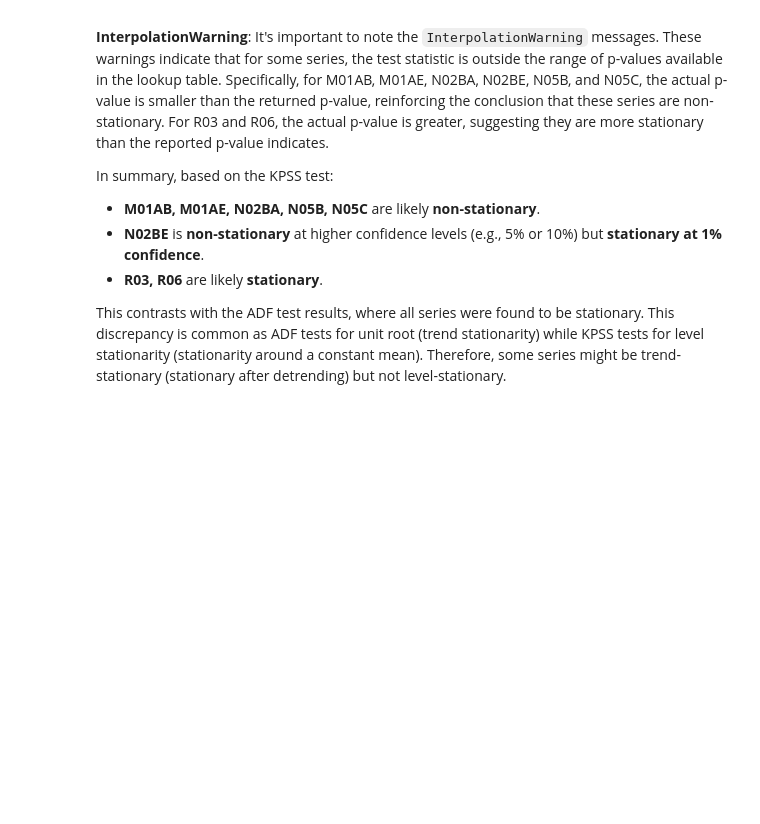
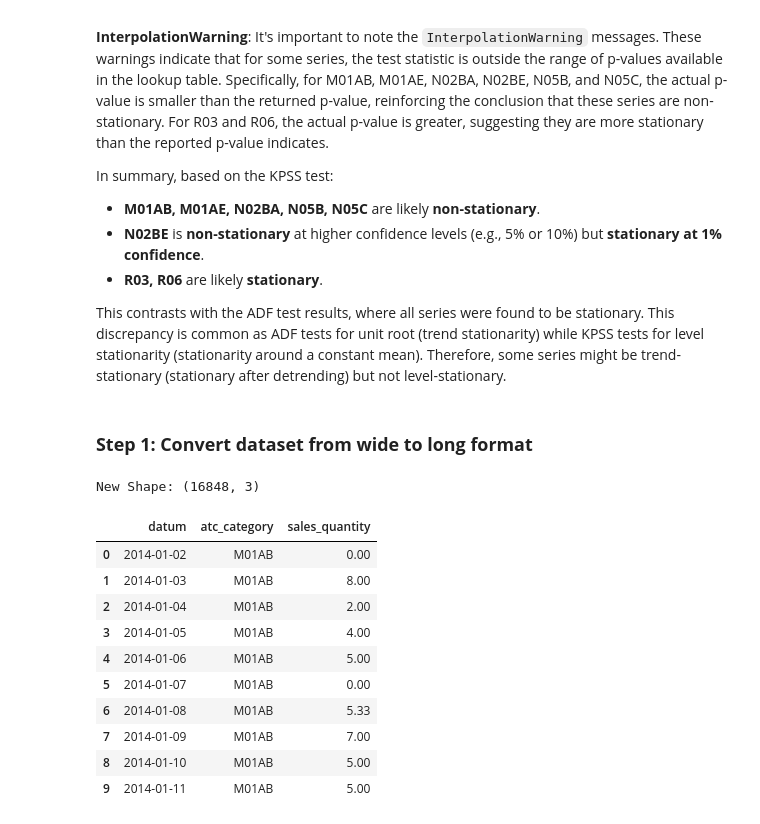
Before and after one commit to Adhi1755/Pharma-Sales-Analysis, a Jupyter notebook: Pharma_sales_data_analysis_and_forecasting.ipynb, the cells around one changed output. Drawn from its saved outputs; the diff is of its cells as text; code cells hidden in the pictures; blank space fills up the shorter version.

```diff
--- a/Pharma_sales_data_analysis_and_forecasting.ipynb
+++ b/Pharma_sales_data_analysis_and_forecasting.ipynb
@@ -67,3 +69,20 @@ salesDaily = pd.read_csv('/content/drive/MyDrive/Google Colab/Pharma_Sales/sales
 salesHourly = pd.read_csv('/content/drive/MyDrive/Google Colab/Pharma_Sales/saleshourly.csv')
 salesMonthly = pd.read_csv('/content/drive/MyDrive/Google Colab/Pharma_Sales/salesmonthly.csv')
 salesWeekly = pd.read_csv('/content/drive/MyDrive/Google Colab/Pharma_Sales/salesweekly.csv')
+# %%
+from statsmodels.tsa.arima.model import ARIMA
+
+# Set the 'datum' column as the index
+salesDaily_indexed = salesDaily.set_index('datum')
+
+# Select the 'N02BE' series for ARIMA modeling
+data_N02BE = salesDaily_indexed['N02BE']
+
+# Fit ARIMA(1,0,1) model
+# The orders (p,d,q) are initial choices; 'd=0' is chosen based on ADF test result (stationarity) and
+# 'p=1, q=1' are common starting points that can be optimized using ACF/PACF plots or auto_arima.
+model = ARIMA(data_N02BE, order=(1,0,1))
+model_fit = model.fit()
+
+# Print model summary
+print(model_fit.summary())
@@ -600,3 +659,32 @@ In summary, based on the KPSS test:
 - **R03, R06** are likely **stationary**.
 
 This contrasts with the ADF test results, where all series were found to be stationary. This discrepancy is common as ADF tests for unit root (trend stationarity) while KPSS tests for level stationarity (stationarity around a constant mean). Therefore, some series might be trend-stationary (stationary after detrending) but not level-stationary.
+# %% [markdown]
+### **Step 1: Convert dataset from wide to long format**
+# %%
+# MELTING
+atc_categories = ['M01AB', 'M01AE', 'N02BA', 'N02BE', 'N05B', 'N05C', 'R03', 'R06']
+
+# 2. "Melt" the data from Wide to Long
+df_long = pd.melt(salesDaily,
+                  id_vars=['datum'],
+                  value_vars=atc_categories,
+                  var_name='atc_category',
+                  value_name='sales_quantity')
+
+# 3. Preview the new structure
+print("New Shape:", df_long.shape)
+df_long.head(10)
+# %% [output]
+New Shape: (16848, 3)
+|  | datum | atc_category | sales_quantity |
+| 0 | 2014-01-02 | M01AB | 0.00 |
+| 1 | 2014-01-03 | M01AB | 8.00 |
+| 2 | 2014-01-04 | M01AB | 2.00 |
+| 3 | 2014-01-05 | M01AB | 4.00 |
+| 4 | 2014-01-06 | M01AB | 5.00 |
+| 5 | 2014-01-07 | M01AB | 0.00 |
+| 6 | 2014-01-08 | M01AB | 5.33 |
+| 7 | 2014-01-09 | M01AB | 7.00 |
+| 8 | 2014-01-10 | M01AB | 5.00 |
+| 9 | 2014-01-11 | M01AB | 5.00 |
```
Also changed, not shown: parts of 13 cells of this notebook.
